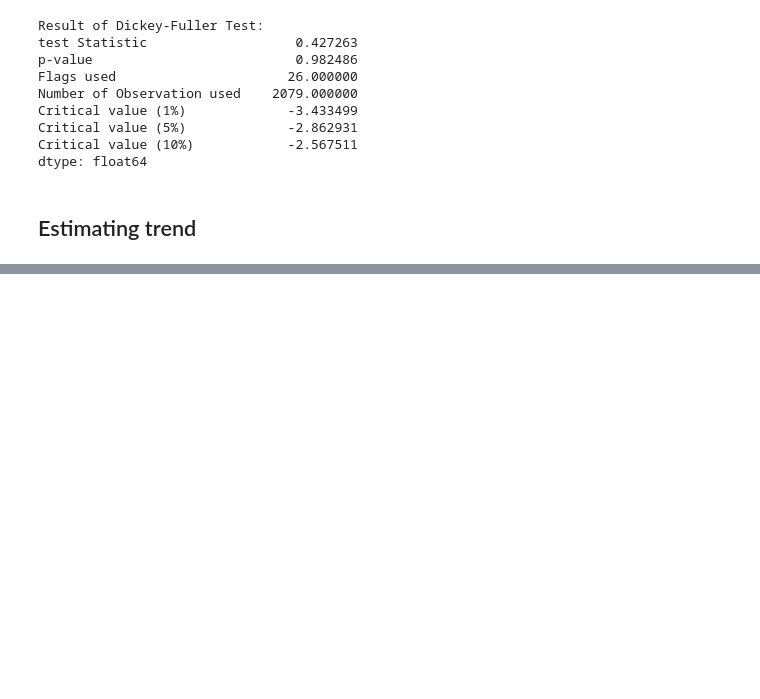
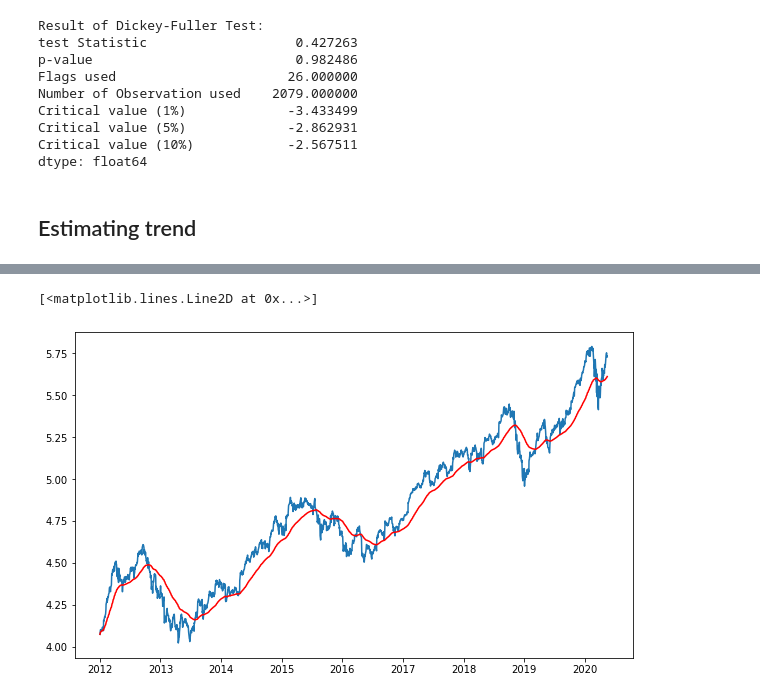
Before and after one commit to VictorDreke/Data-Science-for-Finance, a Jupyter notebook: AppleStockARIMA.ipynb, the cells around one changed output, grey strips where cells are left out. Saved outputs shown, nothing was run; the diff lists cells and outputs as text; code cells hidden in the pictures; blank space fills up the shorter version.

```diff
--- a/AppleStockARIMA.ipynb
+++ b/AppleStockARIMA.ipynb
@@ -189 +204,9 @@ Critical value (10%)            -2.567507
 dtype: float64
+# %%
+# To see the trend of timeseries,  we ddo the following
+exponential_dedacy_weighted_average = dataset_log.ewm(halflife=45, min_periods=0, adjust=True).mean()
+plt.plot(dataset_log)
+plt.plot(exponential_dedacy_weighted_average, color='red')
+# %% [output]
+[<matplotlib.lines.Line2D at 0x...>]
+[figure, added]
```
Also changed, not shown: parts of 19 cells of this notebook.
